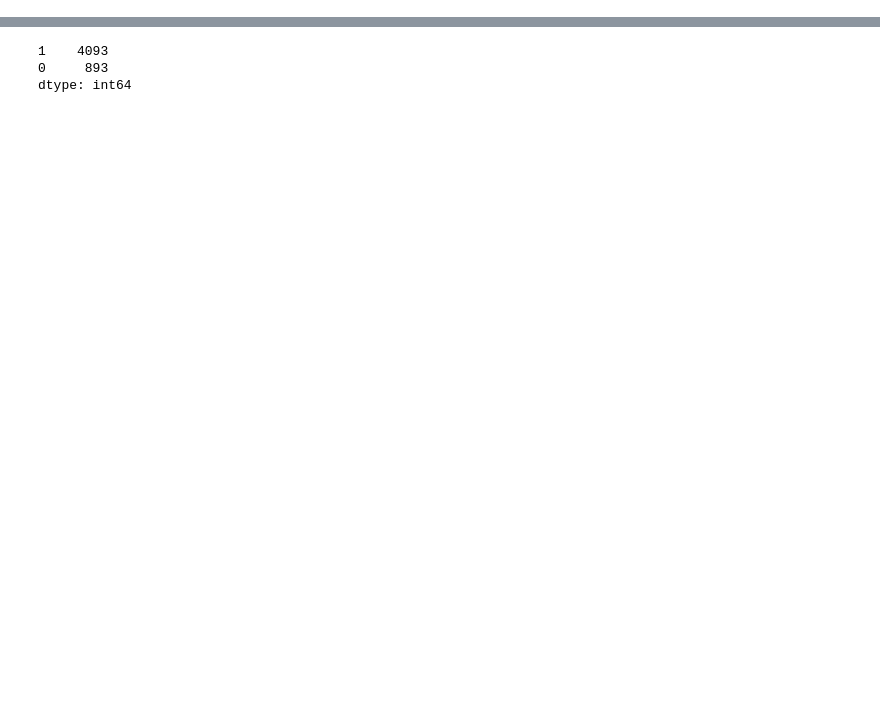
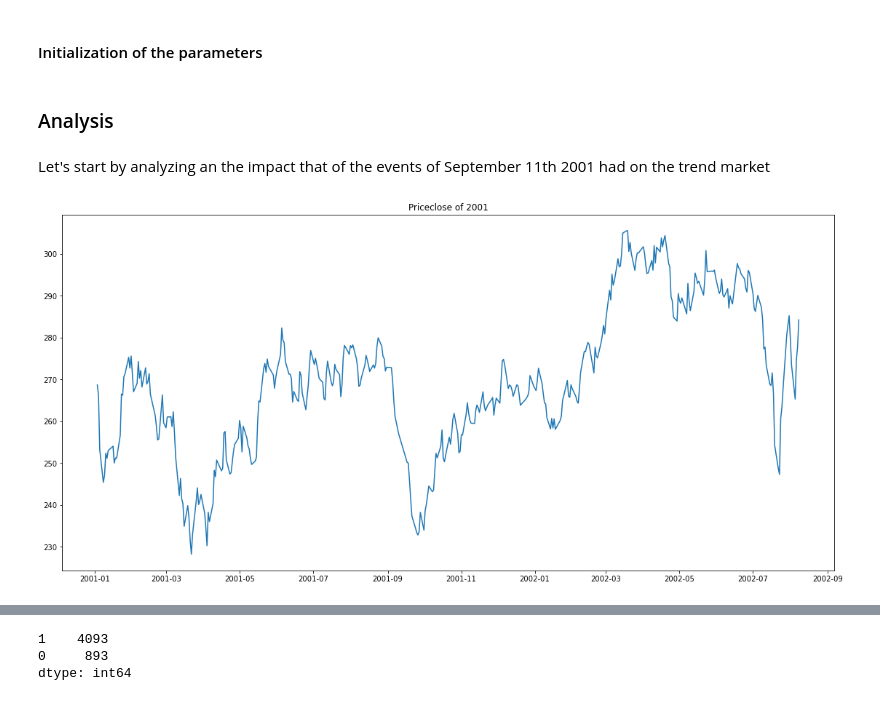
Before and after one commit to gbesposito/hmm_unibo, a Jupyter notebook: scripts/hmm.ipynb, the cells around one changed output, grey strips where cells are left out. Drawn from its saved outputs; the diff is of its cells as text; code cells hidden in the pictures; blank space fills up the shorter version.

```diff
--- a/scripts/hmm.ipynb
+++ b/scripts/hmm.ipynb
@@ -224,0 +136,2 @@ experiment n. 4985 and his state prediction is: 1
+# %% [markdown]
+#### Initialization of the parameters
@@ -224,0 +144,13 @@ experiment n. 4985 and his state prediction is: 1
+# %% [markdown]
+### Analysis
+# %% [markdown]
+Let's start by analyzing an the impact  that of the events of September 11th 2001 had on the trend market
+# %%
+window = experiment[0]['universe_train']
+# %%
+plt.figure(figsize = (19,9))
+plt.plot(window.priceclose)
+plt.title('Priceclose of 2001')
+plt.savefig('../results/2001_priceclose.png')
+# %% [output]
+[figure, added]
```
Also changed, not shown: parts of 68 cells of this notebook, 8 other files.
